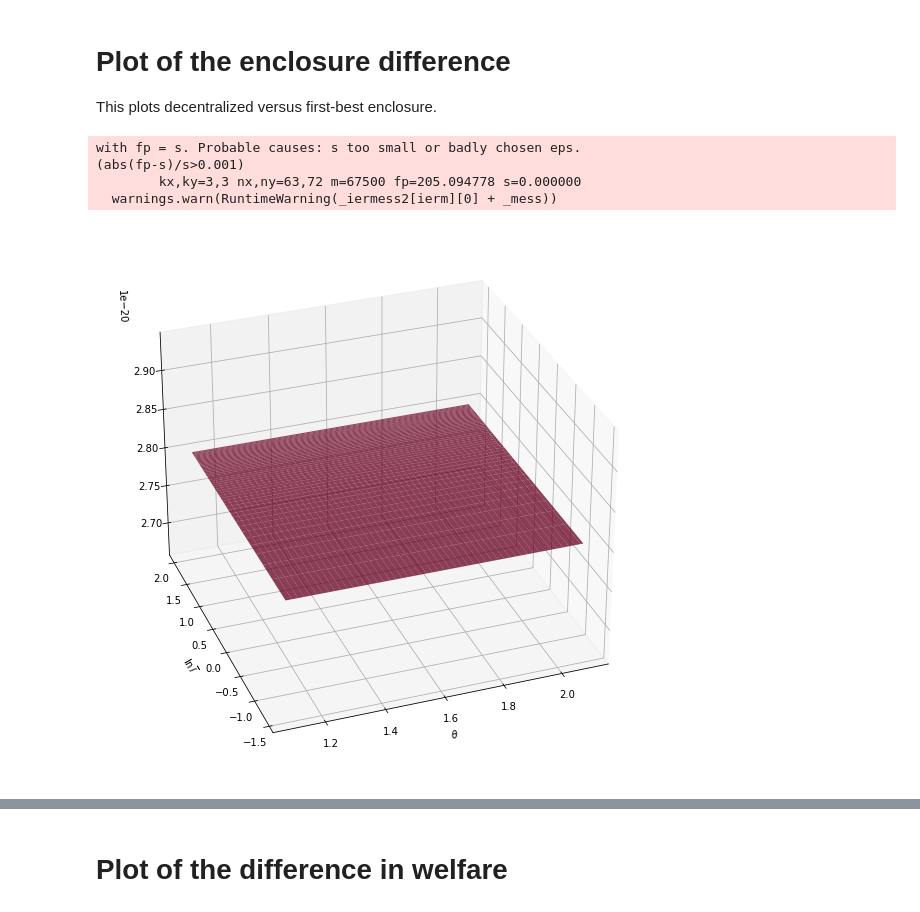
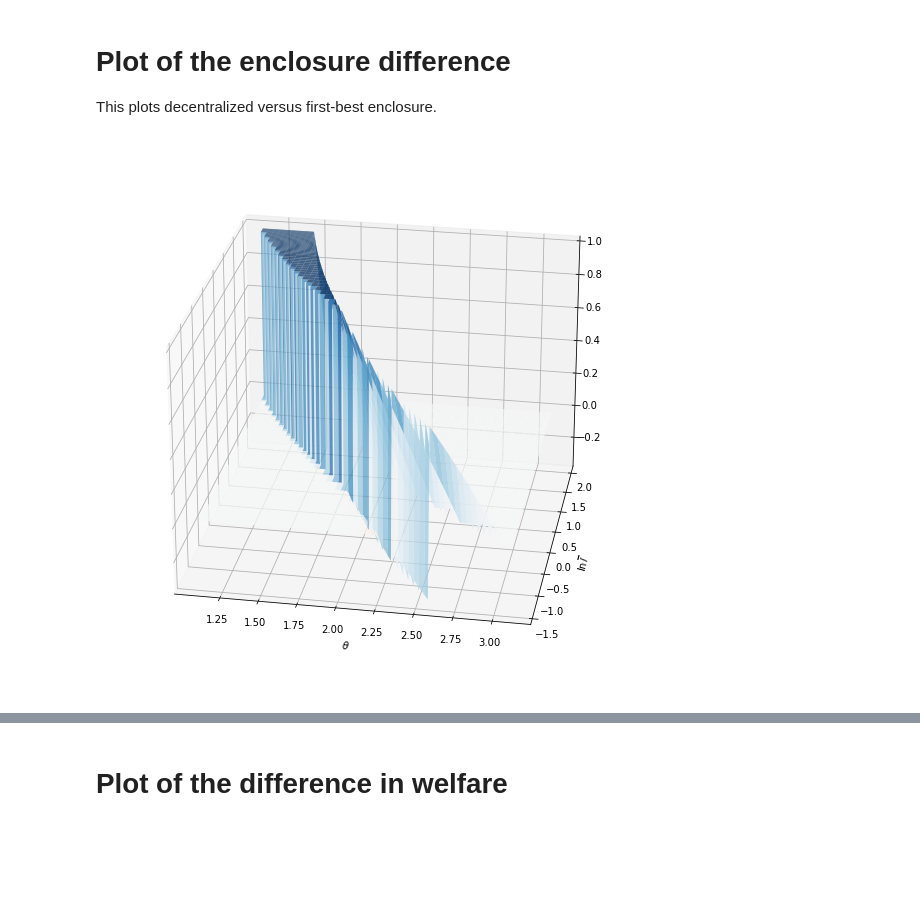
Before and after one commit to jhconning/enclosure_book, a Jupyter notebook: notebooks/welfare_comparisons.ipynb, the cells around one changed output, grey strips where cells are left out. Saved outputs shown, nothing was run; the diff lists cells and outputs as text; code cells hidden in the pictures; blank space fills up the shorter version.

```diff
--- a/notebooks/welfare_comparisons.ipynb
+++ b/notebooks/welfare_comparisons.ipynb
@@ -263,8 +263,8 @@ from matplotlib import cm
 
 from scipy import interpolate
 # %%
-THETA = np.arange(1.1, 2.1, .01)
-LBAR  = np.arange(.251, 7, .01)
+THETA = np.arange(1.1, 3.1, .0025)
+LBAR  = np.arange(.251, 7, .0025)
 
 T, L = np.meshgrid(THETA, LBAR)
 # %%
@@ -287,22 +287,14 @@ This plots decentralized versus first-best enclosure.
 # %%
 fig = plt.figure(figsize=(10, 10))
 ax  = fig.add_subplot(111, projection='3d')
 labx = ax.set_xlabel(r'$\theta$')
 laby = ax.set_ylabel(r'$\ln\overline{l}$')
 
-tck = interpolate.bisplrep(T, L_l, DIFF, s=0)
-znew = interpolate.bisplev(T[:,0], L_l[0,:], tck)
-
-#surf = ax.plot_surface(T, L_l, DIFF, alpha=0.75, linewidth=0, cmap='RdBu')
-surf = ax.plot_surface(T, L_l, znew, alpha=0.75, linewidth=0, cmap='RdBu')
+surf = ax.plot_surface(T, L_l, DIFF, alpha=0.75, linewidth=0, norm=colors.CenteredNorm(), cmap='RdBu')
 ax.elev=50
-ax.view_init(30, 250)
+ax.view_init(25, 280)
 # %% [output]
-with fp = s. Probable causes: s too small or badly chosen eps.
-(abs(fp-s)/s>0.001)
-        kx,ky=3,3 nx,ny=63,72 m=67500 fp=205.094778 s=0.000000
-  warnings.warn(RuntimeWarning(_iermess2[ierm][0] + _mess))
-[figure, old version]
+[figure, new version]
 # %%
 fig = plt.figure(figsize=(10, 10))
 ax  = fig.add_subplot(111)
```
Also changed, not shown: parts of 1 cell of this notebook.
